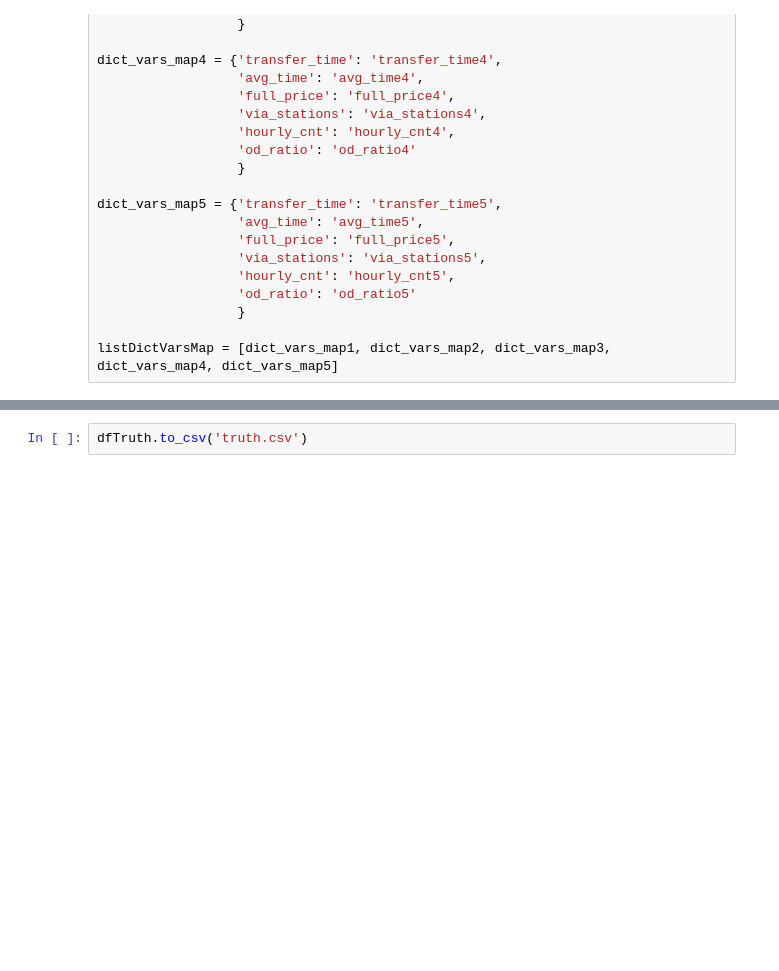
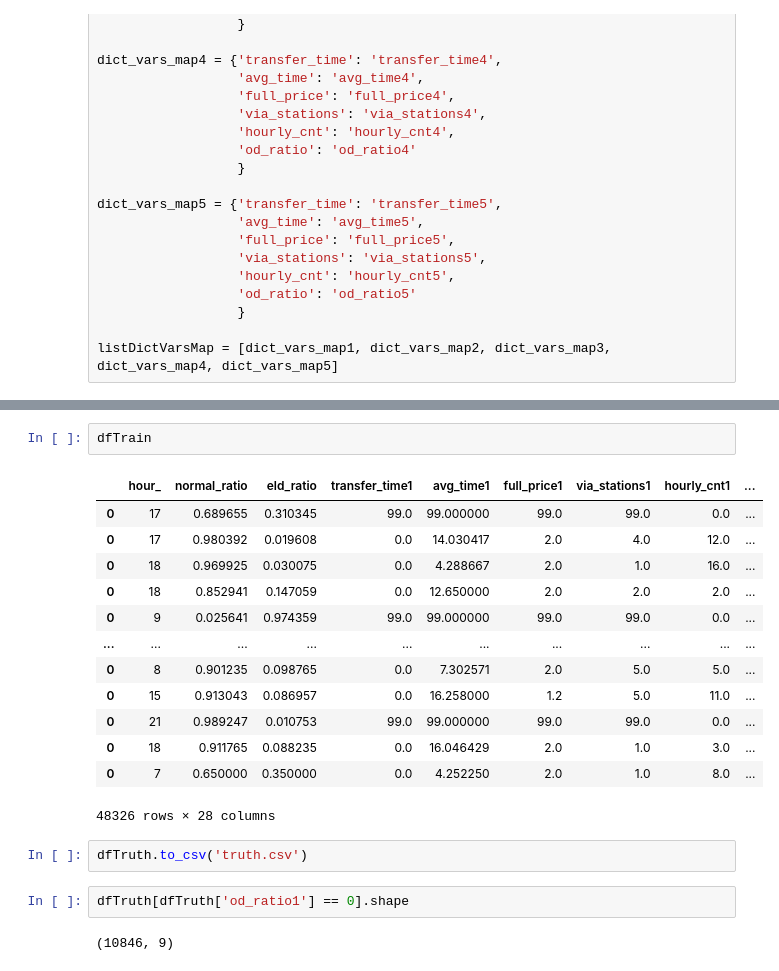
Before and after one commit to tszking/ASU-DNN, a Jupyter notebook: code/datapreprocess.ipynb, the cells around one changed output, grey strips where cells are left out. Saved outputs shown, nothing was run; the diff lists cells and outputs as text; blank space fills up the shorter version.

```diff
--- a/code/datapreprocess.ipynb
+++ b/code/datapreprocess.ipynb
@@ -106,2 +181,22 @@ dfTrain.to_csv('train_set.csv')
+# %%
+dfTrain
+# %% [output]
+|  | hour_ | normal_ratio | eld_ratio | transfer_time1 | avg_time1 | full_price1 | via_stations1 | hourly_cnt1 | ... |
+| 0 | 17 | 0.689655 | 0.310345 | 99.0 | 99.000000 | 99.0 | 99.0 | 0.0 | ... |
+| 0 | 17 | 0.980392 | 0.019608 | 0.0 | 14.030417 | 2.0 | 4.0 | 12.0 | ... |
+| 0 | 18 | 0.969925 | 0.030075 | 0.0 | 4.288667 | 2.0 | 1.0 | 16.0 | ... |
+| 0 | 18 | 0.852941 | 0.147059 | 0.0 | 12.650000 | 2.0 | 2.0 | 2.0 | ... |
+| 0 | 9 | 0.025641 | 0.974359 | 99.0 | 99.000000 | 99.0 | 99.0 | 0.0 | ... |
+| ... | ... | ... | ... | ... | ... | ... | ... | ... | ... |
+| 0 | 8 | 0.901235 | 0.098765 | 0.0 | 7.302571 | 2.0 | 5.0 | 5.0 | ... |
+| 0 | 15 | 0.913043 | 0.086957 | 0.0 | 16.258000 | 1.2 | 5.0 | 11.0 | ... |
+| 0 | 21 | 0.989247 | 0.010753 | 99.0 | 99.000000 | 99.0 | 99.0 | 0.0 | ... |
+| 0 | 18 | 0.911765 | 0.088235 | 0.0 | 16.046429 | 2.0 | 1.0 | 3.0 | ... |
+| 0 | 7 | 0.650000 | 0.350000 | 0.0 | 4.252250 | 2.0 | 1.0 | 8.0 | ... |
+48326 rows × 28 columns
 # %%
 dfTruth.to_csv('truth.csv')
+# %%
+dfTruth[dfTruth['od_ratio1'] == 0].shape
+# %% [output]
+(10846, 9)
```
Also changed, not shown: parts of 7 cells of this notebook, 11 other files.
